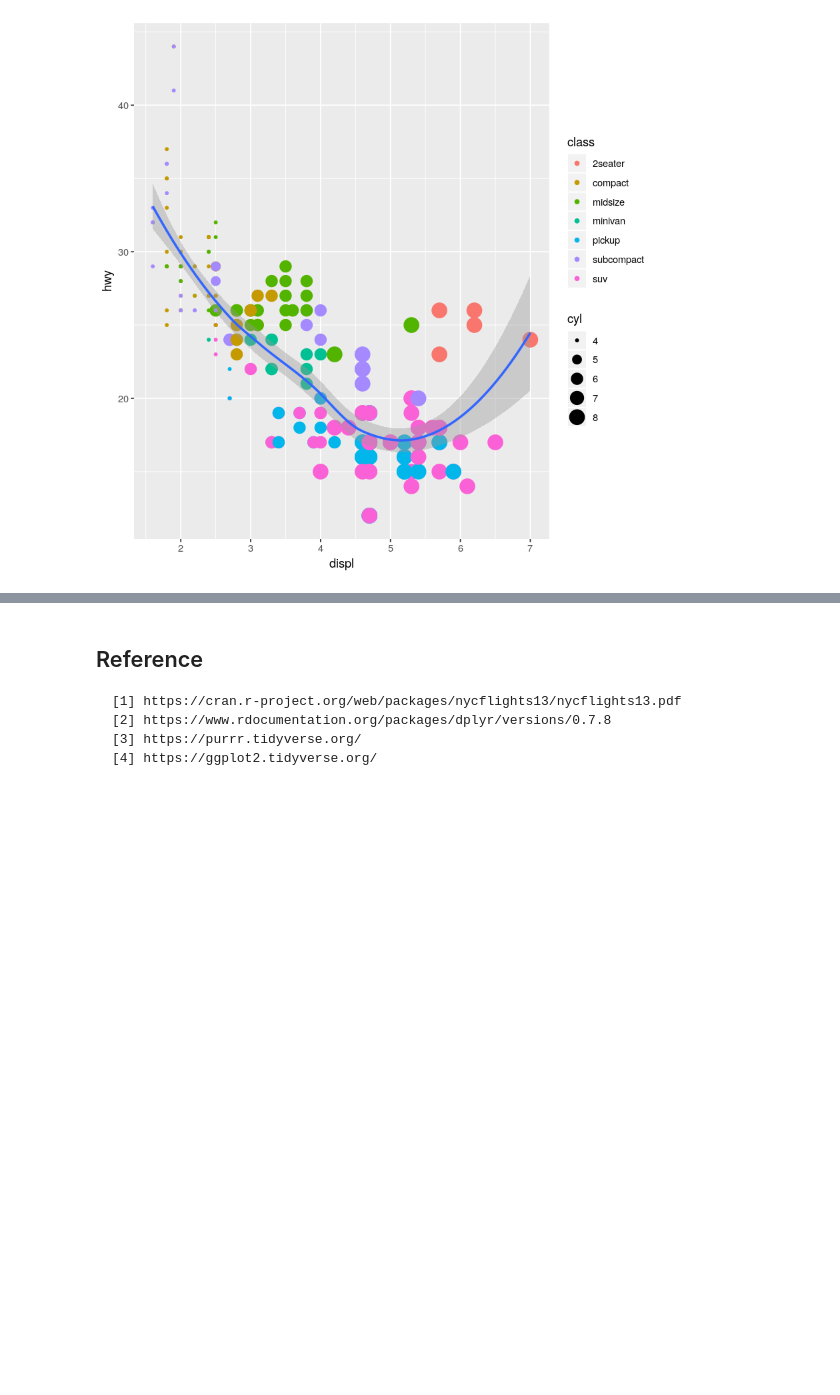
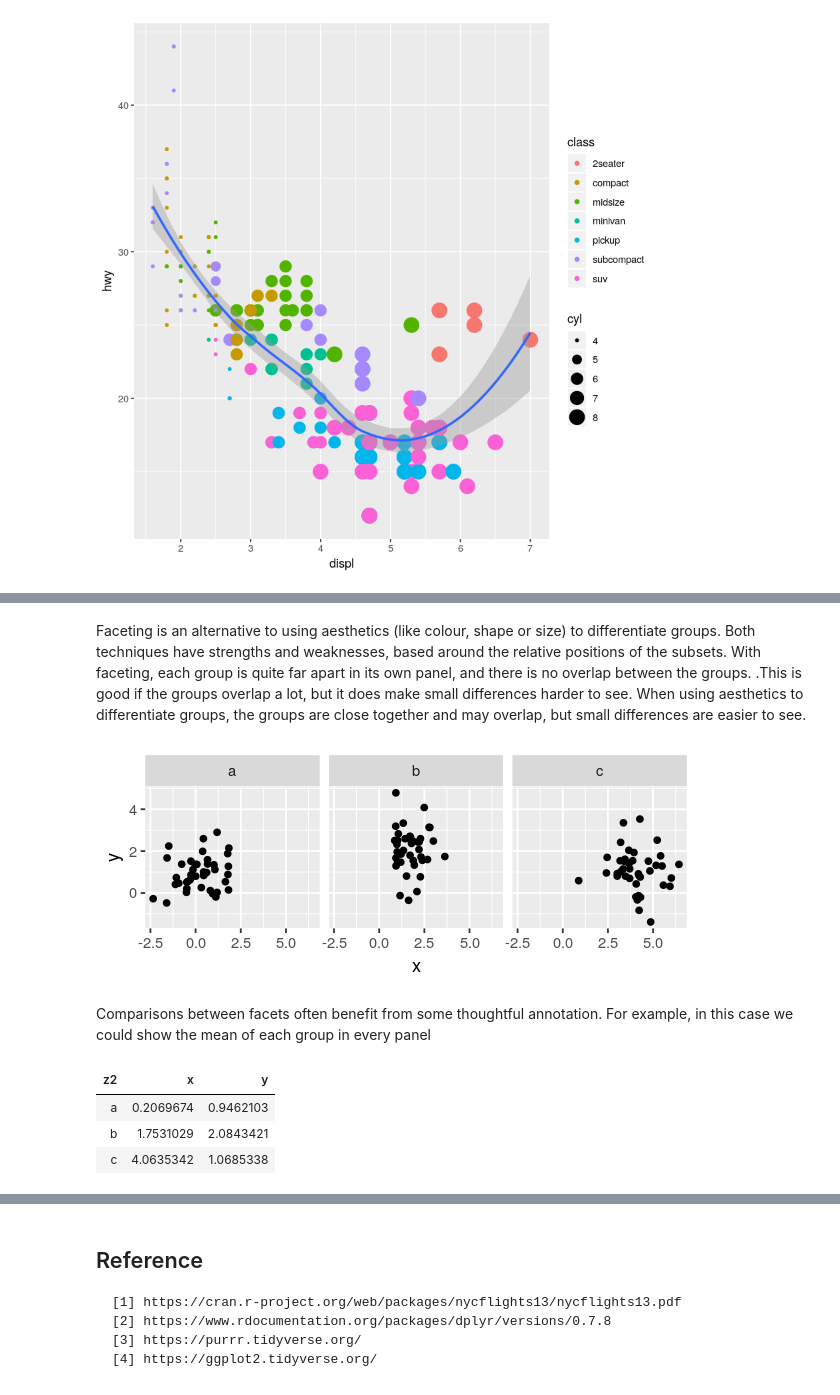
Before and after one commit to nithinivi/DataScienceInR, a Jupyter notebook: 03-Data_frames_and_Visualisations.ipynb, the cells around one changed output, grey strips where cells are left out. Cells and saved outputs as stored; diff of their text form; code cells hidden in the pictures; blank space fills up the shorter version.

```diff
--- a/03-Data_frames_and_Visualisations.ipynb
+++ b/03-Data_frames_and_Visualisations.ipynb
@@ -298,0 +302,22 @@ ggplot() +
+# %% [markdown]
+Faceting is an alternative to using aesthetics (like colour, shape or size) to differentiate groups. Both techniques have strengths and weaknesses, based around the relative positions of the subsets. With faceting, each group is quite far apart in its own panel, and there is no overlap between the groups. .This is good if the groups overlap a lot, but it does make small differences harder to see. When using aesthetics to differentiate groups, the groups are close together and may overlap, but small differences are easier to see.
+# %%
+ggplot(df, aes(x, y)) +
+  geom_point() +
+  facet_wrap(~z)
+# %% [output]
+[figure, added]
+# %% [markdown]
+Comparisons between facets often benefit from some thoughtful annotation. For example, in this case we could show the mean of each group in every panel
+# %%
+df_sum <- df %>%
+  group_by(z) %>%
+  summarise(x = mean(x), y = mean(y)) %>%
+  rename(z2 = z)
+
+head(df_sum)
+# %% [output]
+| z2 | x | y |
+| a | 0.2069674 | 0.9462103 |
+| b | 1.7531029 | 2.0843421 |
+| c | 4.0635342 | 1.0685338 |
```
Also changed, not shown: parts of 14 cells of this notebook.
